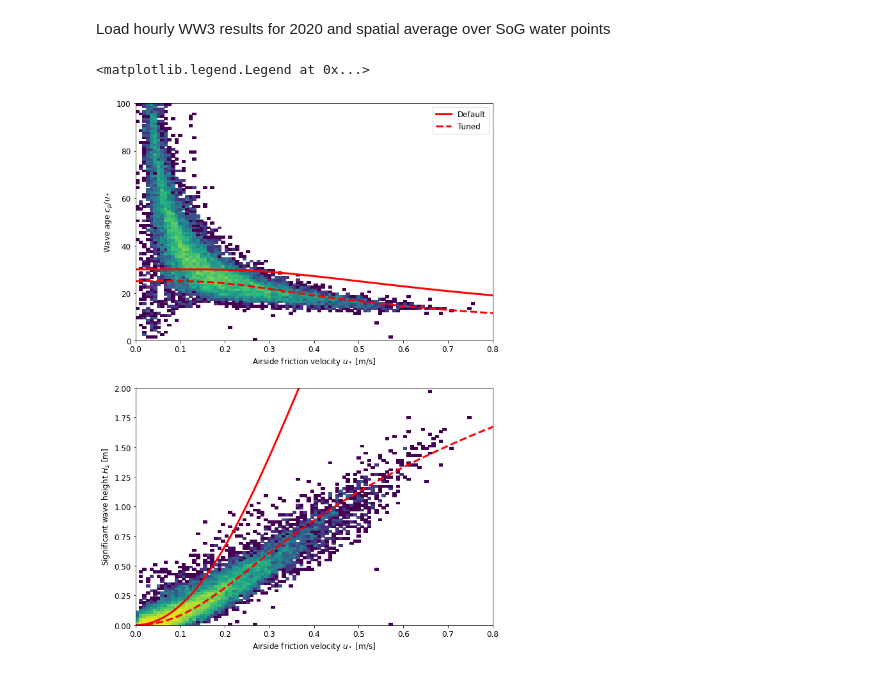
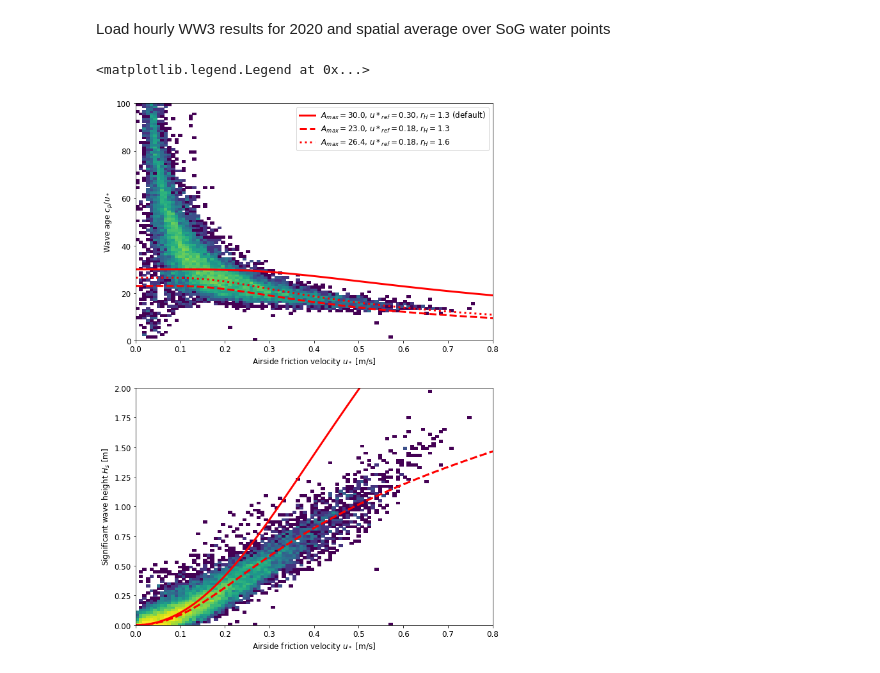
Before and after one commit to SalishSeaCast/analysis-ben, a Jupyter notebook: notebooks/wavemixing.ipynb, the cells around one changed output. Saved outputs shown, nothing was run; the diff lists cells and outputs as text; code cells hidden in the pictures.

```diff
--- a/notebooks/wavemixing.ipynb
+++ b/notebooks/wavemixing.ipynb
@@ -90,22 +91,36 @@ ustar = np.sqrt(calc_Cd(u2) * u2)
 ustar_plot = np.linspace(0.001, 1, 100)
 index = ustar > 0
 Hs, cp, ustar = Hs[index], cp[index], ustar[index]
+# %%
+def calc_waveage(ustar, A_max, ustar_ref):
+    return A_max * np.tanh(2 * ustar_ref / ustar)
+
+def calc_Hs(ustar, A_max, ustar_ref):
+    return 665 / 0.85 / r_H * calc_waveage(ustar, A_max, ustar_ref)**(1.5) * (ustar / rho_ratio)**2 / g
+
+p0, r_H = [30, 0.3], 1.3
+functions = {'waveage': calc_waveage, 'Hs': calc_Hs}
 # %%
 fig, axs = plt.subplots(2, 1, figsize=(10, 15))
 xlim, xlabel = [0, 0.8], 'Airside friction velocity $u_*$ [m/s]'
-for ax, yplot, ymax, ylabel in zip(axs, [cp/ustar, Hs], [100, 2], ['Wave age $c_p/u_*$', 'Significant wave height $H_s$ [m]']):
+for ax, func, yplot, ymax, ylabel in zip(axs, ['waveage', 'Hs'], [cp/ustar, Hs], [100, 2], ['Wave age $c_p/u_*$', 'Significant wave height $H_s$ [m]']):
     ylim = [0, ymax]
     _, _, _, c = ax.hist2d(ustar, yplot, bins=100, range=[xlim, ylim], norm=colors.LogNorm(vmin=1, vmax=100))
-    for r_H, A_max, ustar_ref, ls, label in zip([0.85, 1.3], [30, 25], [0.3, 0.2], ['-', '--'], ['Default', 'Tuned']):
-        yfit = A_max * np.tanh(2 * ustar_ref / ustar_plot)
-        if ylabel == 'Significant wave height $H_s$ [m]':
-            yfit = 665 * yfit**(1.5) / r_H * (ustar_plot / rho_ratio)**2 / g
+
+    yfit = functions[func](ustar_plot, *p0)
+    label = f'$A_{{max}}=${p0[0]:.1f}, $u*_{{ref}}=${p0[1]:.2f}, $r_{{H}}=${r_H} (default)'
+    ax.plot(ustar_plot, yfit, 'r-', lw=3, label=label)
+    for r_H, ls in zip([1.3, 1.6], ['--', ':']):
+        popt, pcov = curve_fit(calc_Hs, ustar, Hs, p0=p0)
+        yfit = functions[func](ustar_plot, *popt)
+        label = f'$A_{{max}}=${popt[0]:.1f}, $u*_{{ref}}=${popt[1]:.2f}, $r_{{H}}=${r_H}'
         ax.plot(ustar_plot, yfit, ls, color='r', lw=3, label=label)
+
     ax.set_xlim(xlim)
     ax.set_ylim(ylim)
     ax.set_xlabel(xlabel)
     ax.set_ylabel(ylabel)
 axs[0].legend()
 # %% [output]
 <matplotlib.legend.Legend at 0x...>
-[figure, old version]
+[figure, new version]
```
Also changed, not shown: parts of 1 cell of this notebook, 2 other files.
